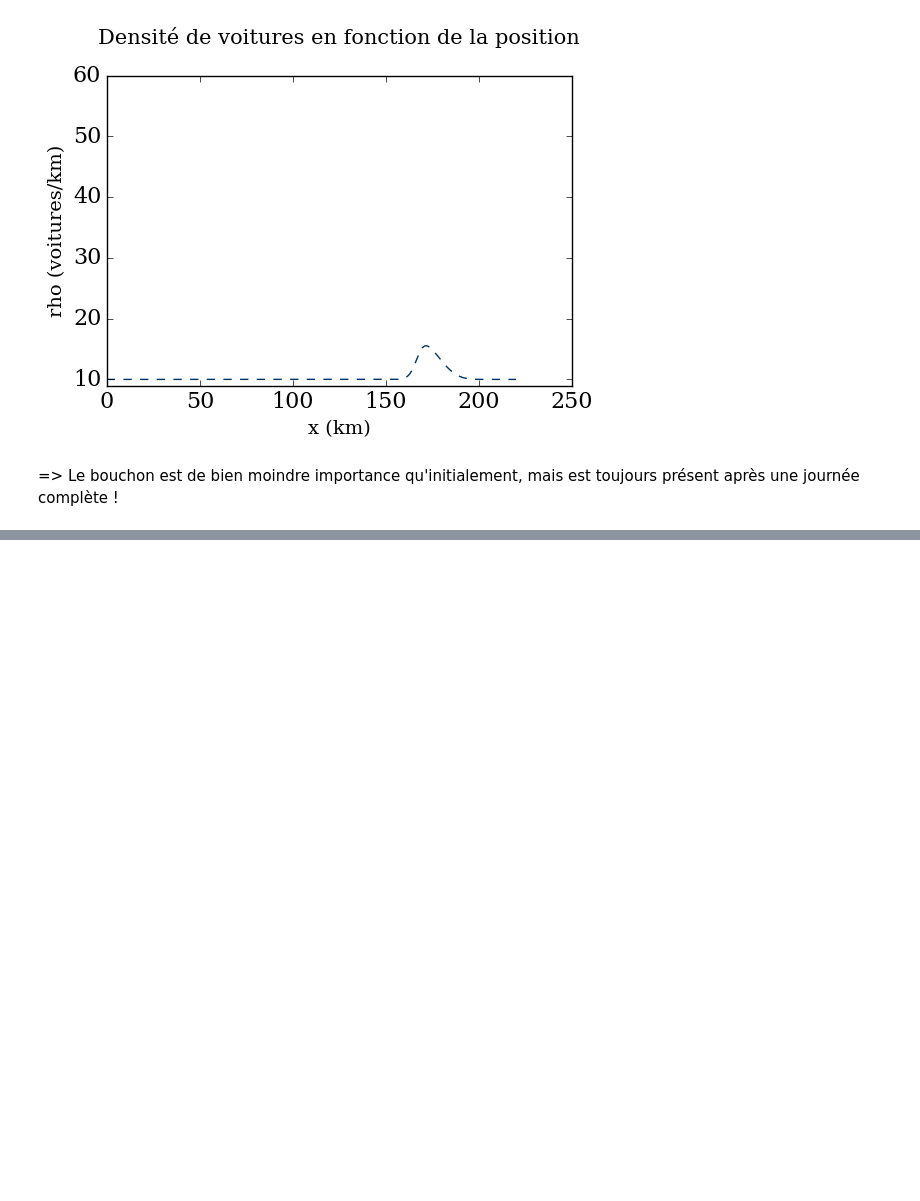
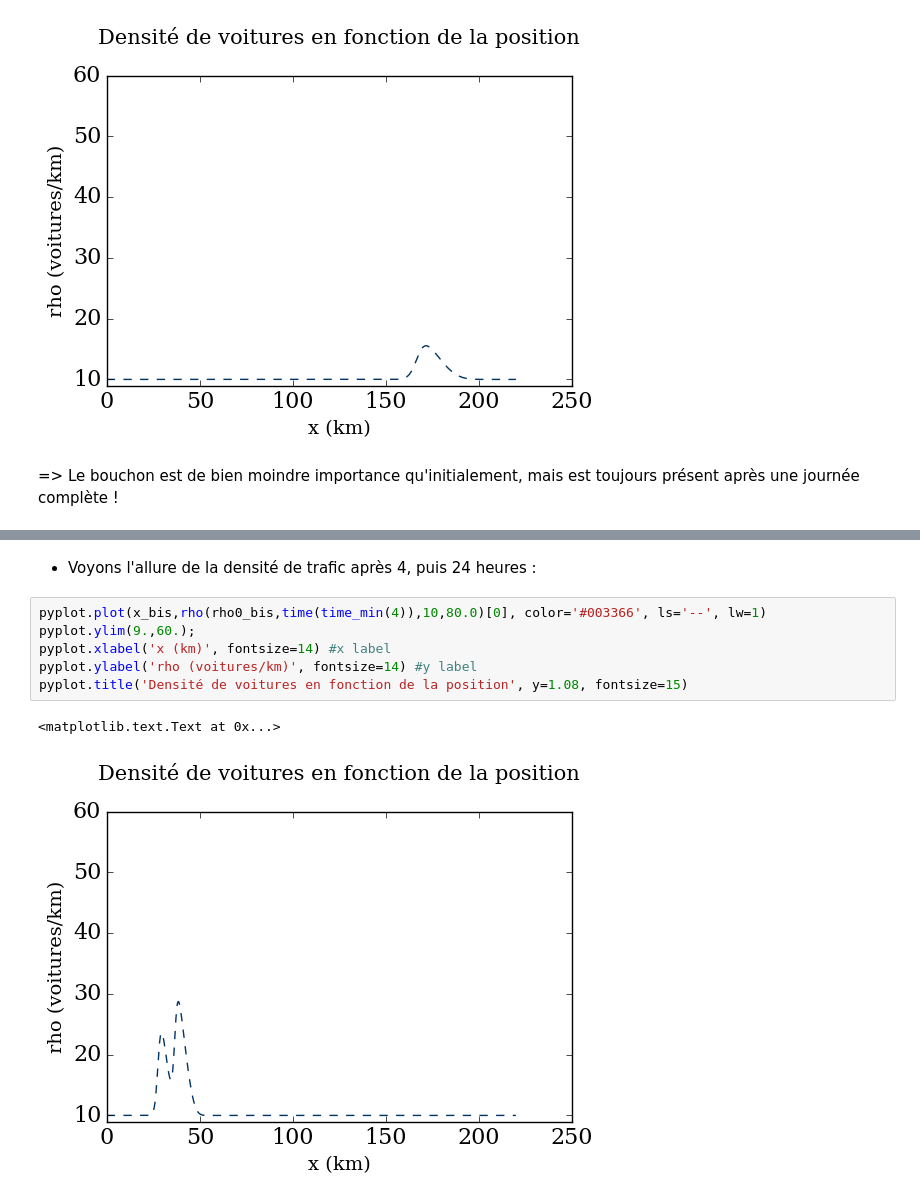
Before and after one commit to CarolineJonas/Module-2---Space-time, a Jupyter notebook: Module2_Final.ipynb, the cells around one changed output, grey strips where cells are left out. Saved outputs shown, nothing was run; the diff lists cells and outputs as text; blank space fills up the shorter version.

```diff
--- a/Module2_Final.ipynb
+++ b/Module2_Final.ipynb
@@ -401,0 +432,11 @@ pyplot.title('Densité de voitures en fonction de la position', y=1.08, fontsize
+# %% [markdown]
+- Voyons l'allure de la densité de trafic après 4, puis 24 heures :
+# %%
+pyplot.plot(x_bis,rho(rho0_bis,time(time_min(4)),10,80.0)[0], color='#003366', ls='--', lw=1)
+pyplot.ylim(9.,60.);
+pyplot.xlabel('x (km)', fontsize=14) #x label
+pyplot.ylabel('rho (voitures/km)', fontsize=14) #y label
+pyplot.title('Densité de voitures en fonction de la position', y=1.08, fontsize=15)
+# %% [output]
+<matplotlib.text.Text at 0x...>
+[figure, added]
```
Also changed, not shown: parts of 11 cells of this notebook.
